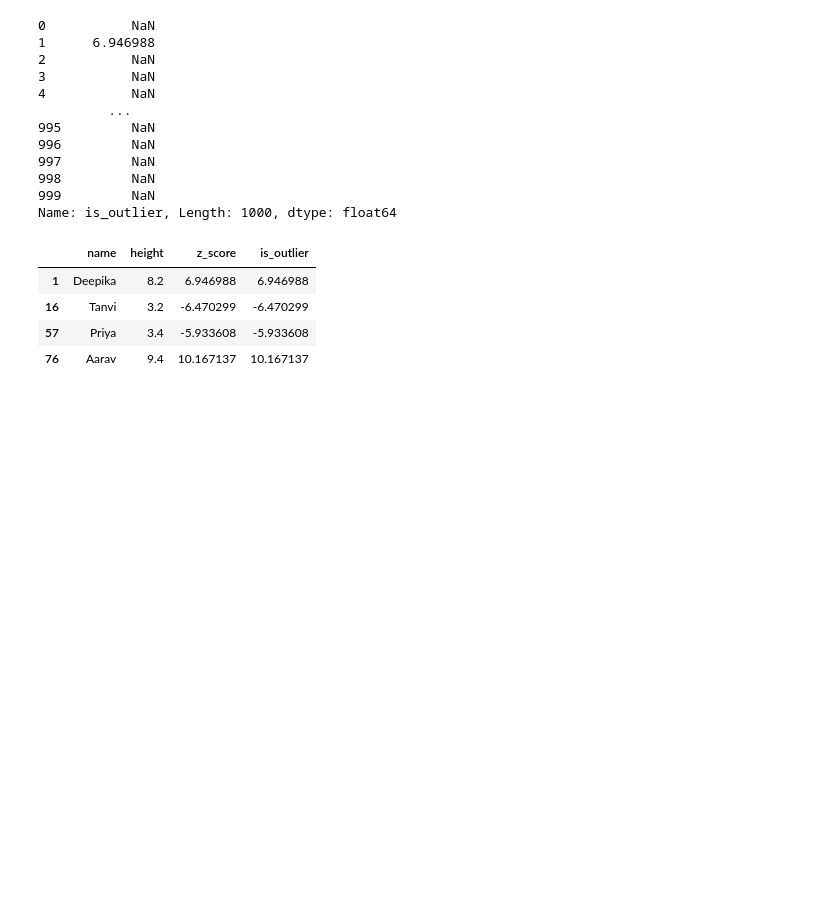
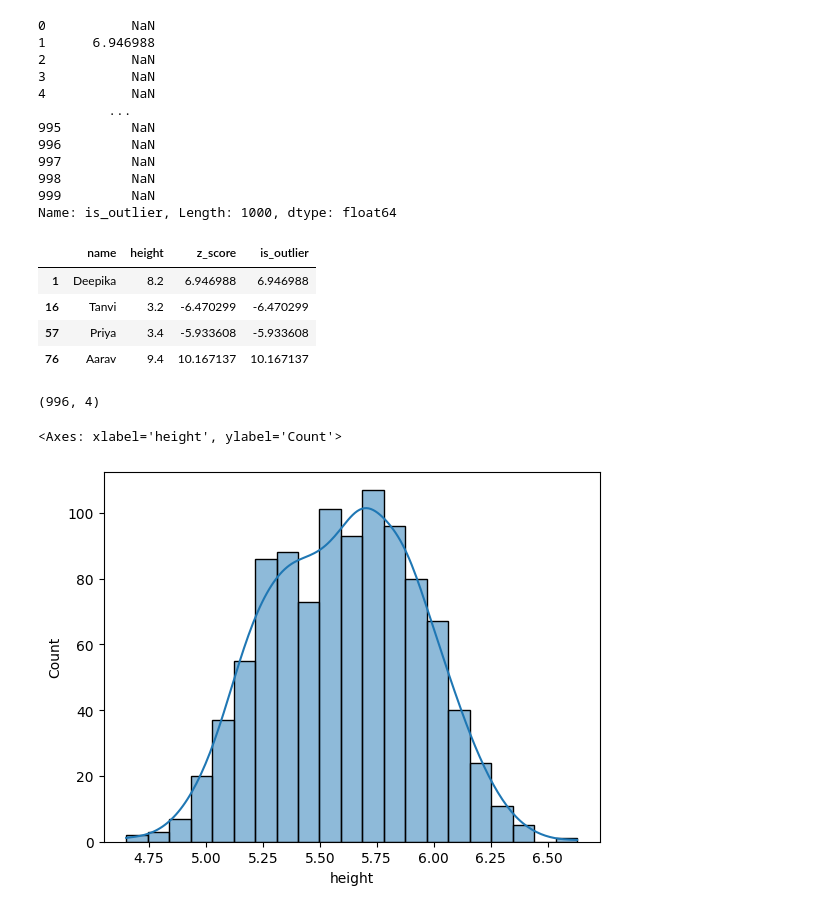
Before and after one commit to HMurawski/dump, a Jupyter notebook: dump_learning/cb/statistics/heights_analysis.ipynb, the cells around one changed output. Saved outputs shown, nothing was run; the diff lists cells and outputs as text; code cells hidden in the pictures; blank space fills up the shorter version.

Commit message:
histplot of cleaned data

```diff
--- a/dump_learning/cb/statistics/heights_analysis.ipynb
+++ b/dump_learning/cb/statistics/heights_analysis.ipynb
@@ -159,3 +159,13 @@ df[(df["z_score"] < -3) | (df["z_score"] > 3)]
 | 16 | Tanvi | 3.2 | -6.470299 | -6.470299 |
 | 57 | Priya | 3.4 | -5.933608 | -5.933608 |
 | 76 | Aarav | 9.4 | 10.167137 | 10.167137 |
+# %%
+df_cleaned = df[(df["z_score"] > -3) & (df["z_score"] < 3)]
+print(df_cleaned.shape)
+# %% [output]
+(996, 4)
+# %%
+sns.histplot(df_cleaned["height"], kde=True)
+# %% [output]
+<Axes: xlabel='height', ylabel='Count'>
+[figure, added]
```
